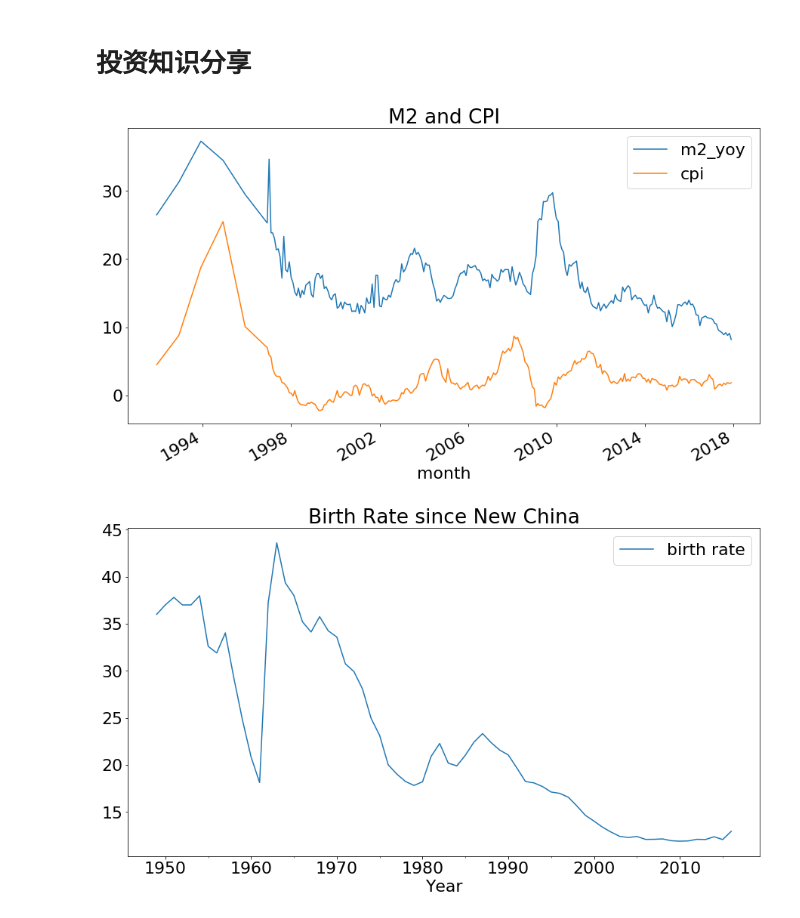
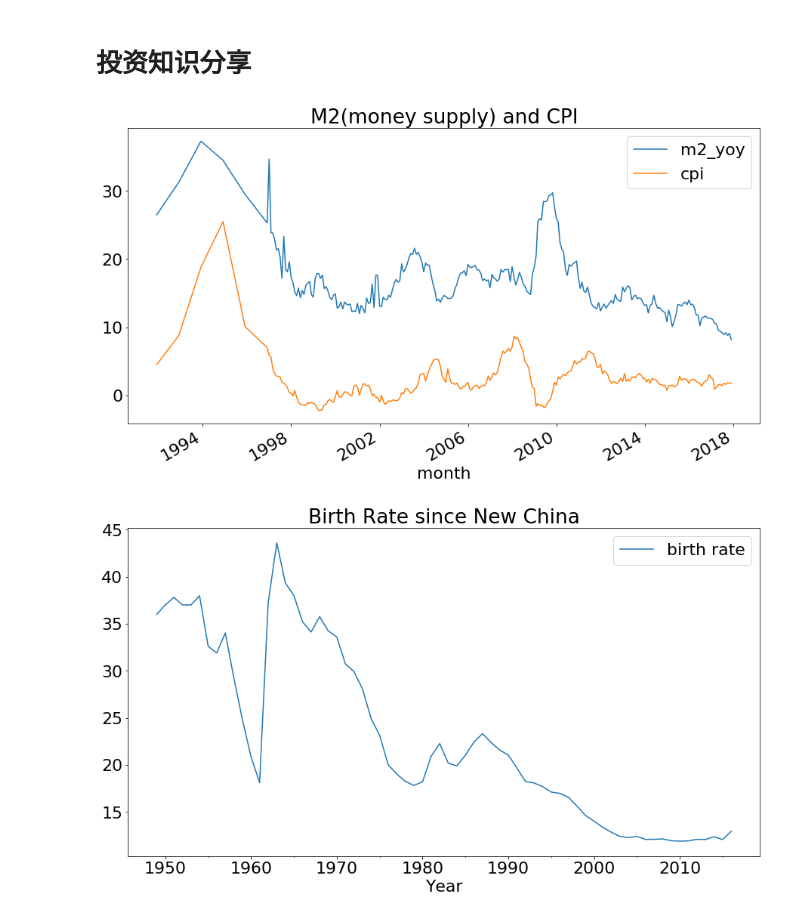
Before and after one commit to BrianShanghai/mygit, a Jupyter notebook: invest.ipynb, the cells around one changed output. Cells and saved outputs as stored; diff of their text form; code cells hidden in the pictures.

```diff
--- a/invest.ipynb
+++ b/invest.ipynb
@@ -44,10 +44,10 @@ mycpi.set_index('month') #设置index，便于plot
 # 投资知识分享
 # %%
 m2_cpi=pd.merge(money.loc[:,['month','m2_yoy']],mycpi,on='month')
-m2_cpi.plot(x='month',legend=True ,figsize=(15,8),title="M2 and CPI")
+m2_cpi.plot(x='month',legend=True ,figsize=(15,8),title="M2(money supply) and CPI")
 plt.show()
 # %% [output]
-[figure, old version]
+[figure, new version]
 # %%
 #coding:utf-8
 from datetime import datetime
```
Also changed, not shown: parts of 1 cell of this notebook.
